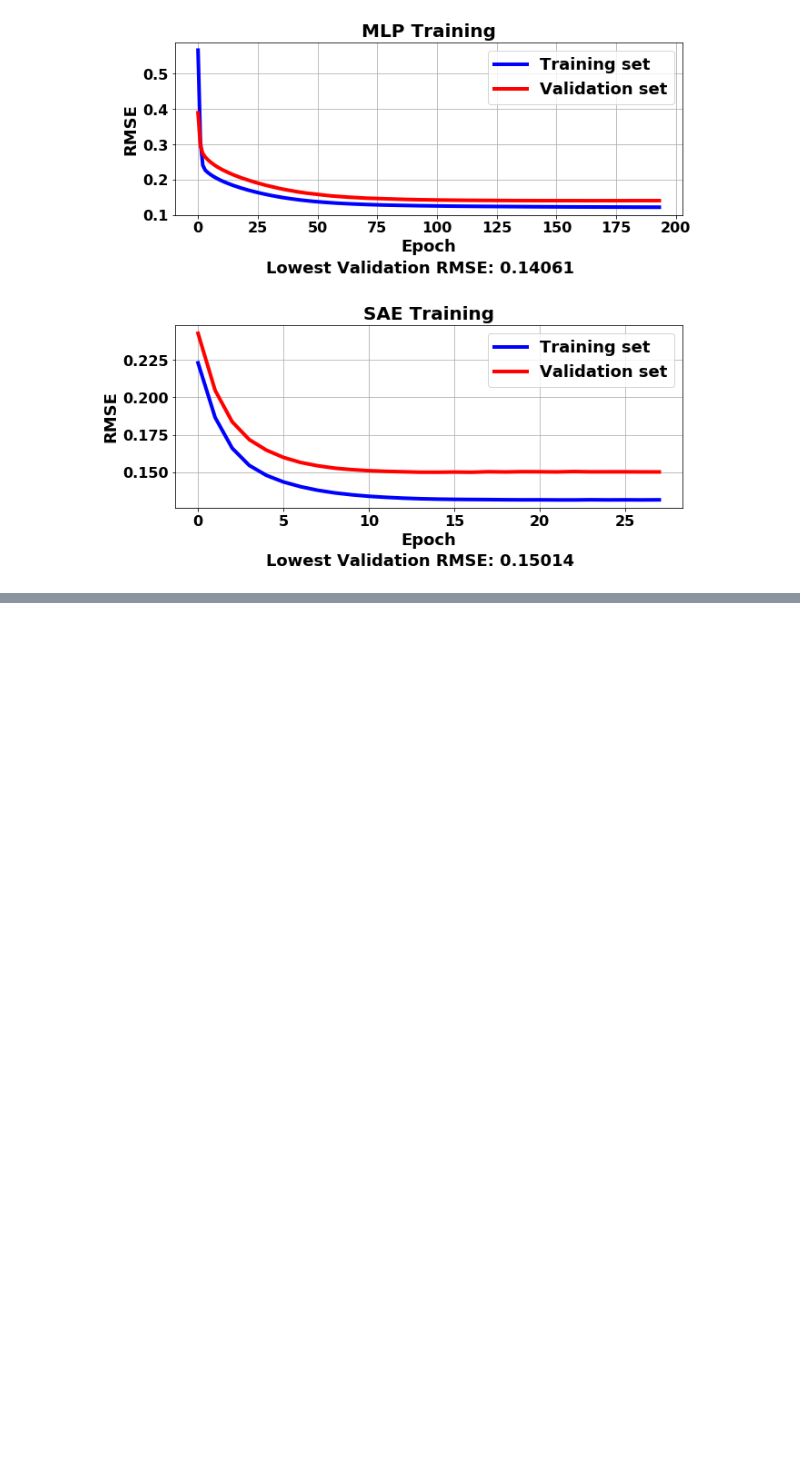
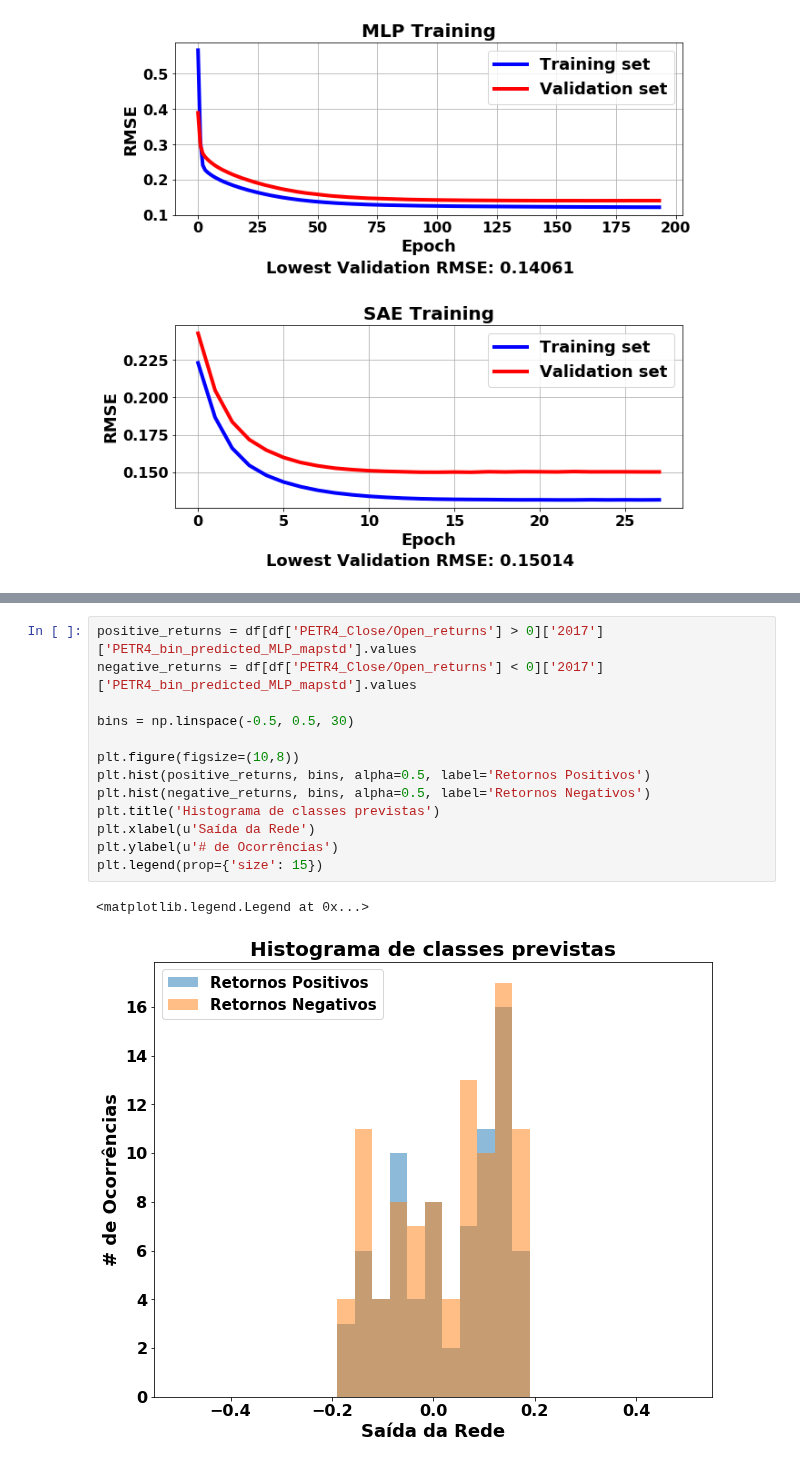
Before and after one commit to danilofrp/neural-stocks, a Jupyter notebook: notebooks/IMAGING.ipynb, the cells around one changed output, grey strips where cells are left out. Drawn from its saved outputs; the diff is of its cells as text; blank space fills up the shorter version.

```diff
--- a/notebooks/IMAGING.ipynb
+++ b/notebooks/IMAGING.ipynb
@@ -96,0 +145,16 @@ plt.savefig('{}/WCCI_{}_fitHistory.png'.format(saveDir, asset), bbox_inches='tig
+# %%
+positive_returns = df[df['PETR4_Close/Open_returns'] > 0]['2017']['PETR4_bin_predicted_MLP_mapstd'].values
+negative_returns = df[df['PETR4_Close/Open_returns'] < 0]['2017']['PETR4_bin_predicted_MLP_mapstd'].values
+
+bins = np.linspace(-0.5, 0.5, 30)
+
+plt.figure(figsize=(10,8))
+plt.hist(positive_returns, bins, alpha=0.5, label='Retornos Positivos')
+plt.hist(negative_returns, bins, alpha=0.5, label='Retornos Negativos')
+plt.title('Histograma de classes previstas')
+plt.xlabel(u'Saída da Rede')
+plt.ylabel(u'# de Ocorrências')
+plt.legend(prop={'size': 15})
+# %% [output]
+<matplotlib.legend.Legend at 0x...>
+[figure, added]
```
Also changed, not shown: parts of 6 cells of this notebook, 1 other file.
